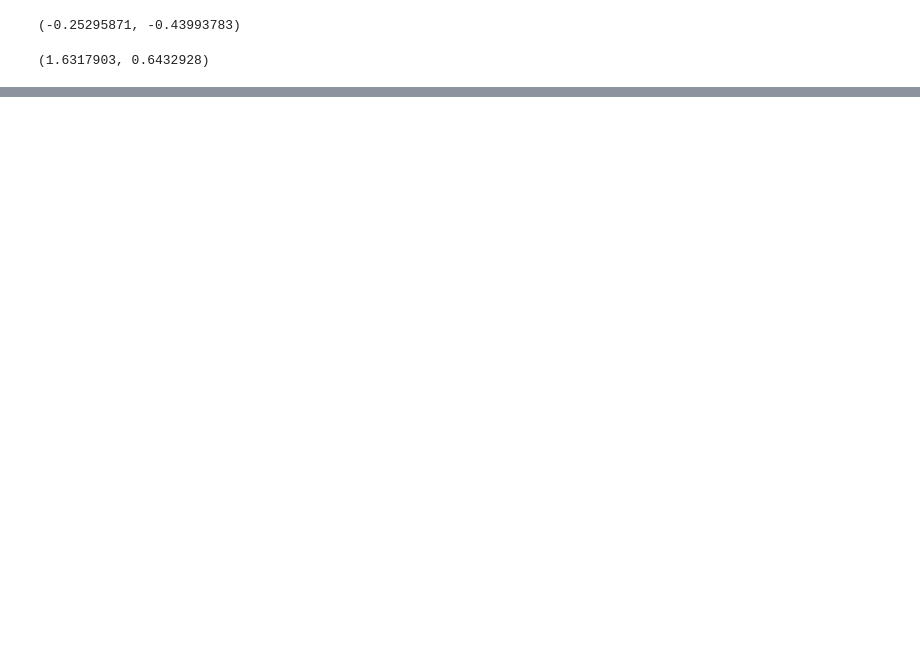
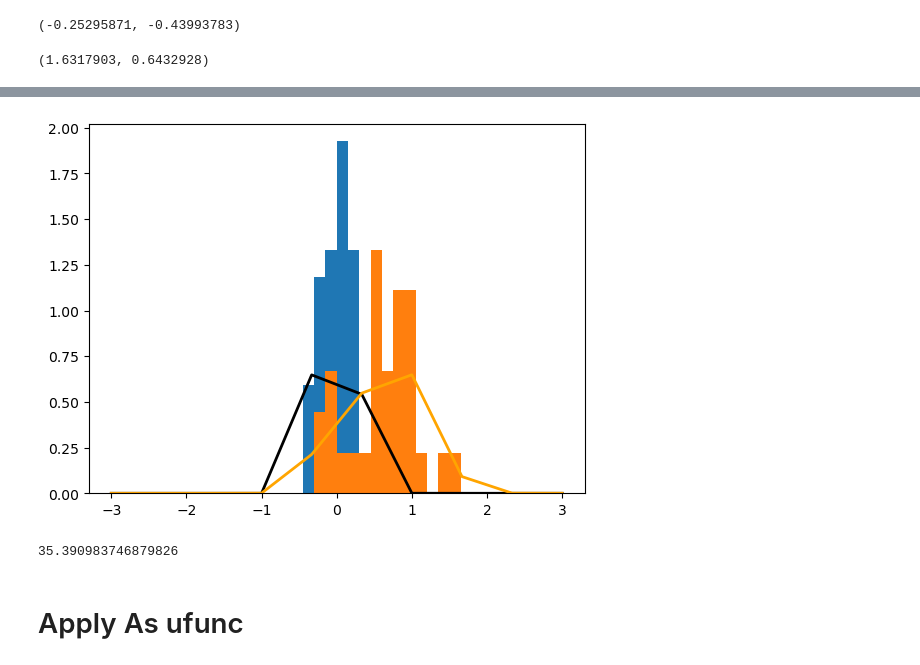
Before and after one commit to alexborowiak/time_of_emergene_drafts, a Jupyter notebook: draft_notebooks/draft_09_perkins_skill_score.ipynb, the cells around one changed output, grey strips where cells are left out. Drawn from its saved outputs; the diff is of its cells as text; code cells hidden in the pictures; blank space fills up the shorter version.

Commit message:
Add fractional geometric area

```diff
--- a/draft_notebooks/draft_09_perkins_skill_score.ipynb
+++ b/draft_notebooks/draft_09_perkins_skill_score.ipynb
@@ -248,0 +273,19 @@ freq_min_sum_percent
+# %%
+x = np.linspace(bmin, bmax, 10)
+# %%
+base_arr = base_arr[np.isfinite(base_arr)]
+arr_best = arr_best[np.isfinite(arr_best)]
+# %%
+kde1 = gaussian_kde(base_arr)
+kde2 = gaussian_kde(arr_best)
+# %%
+kde_vals1 = kde1(x)
+kde_vals2 = kde2(x)
+# %%
+plt.plot(x, kde_vals1, 'k', linewidth=2)
+plt.plot(x, kde_vals2, 'orange', linewidth=2)
+
+plt.hist(base_arr, bins=np.arange(bmin, bmax, 0.15), density=True);
+plt.hist(arr_best, bins=np.arange(bmin, bmax, 0.15), density=True);
+# %% [output]
+[figure, added]
@@ -248,0 +296,7 @@ freq_min_sum_percent
+# %%
+overlap_percent = overlap_area * 100
+overlap_percent
+# %% [output]
+35.390983746879826
+# %% [markdown]
+# Apply As ufunc
```
Also changed, not shown: parts of 53 cells of this notebook, 2 other files.
